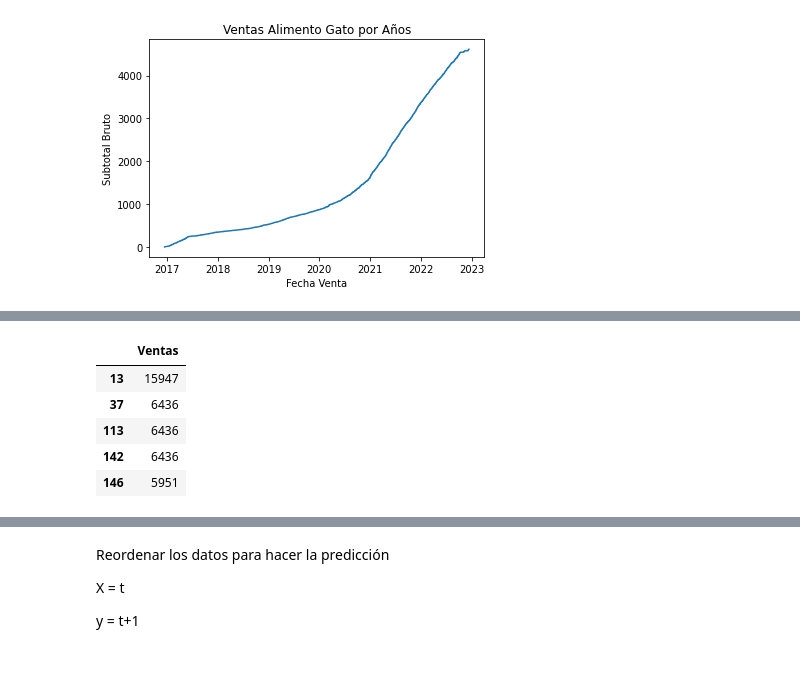
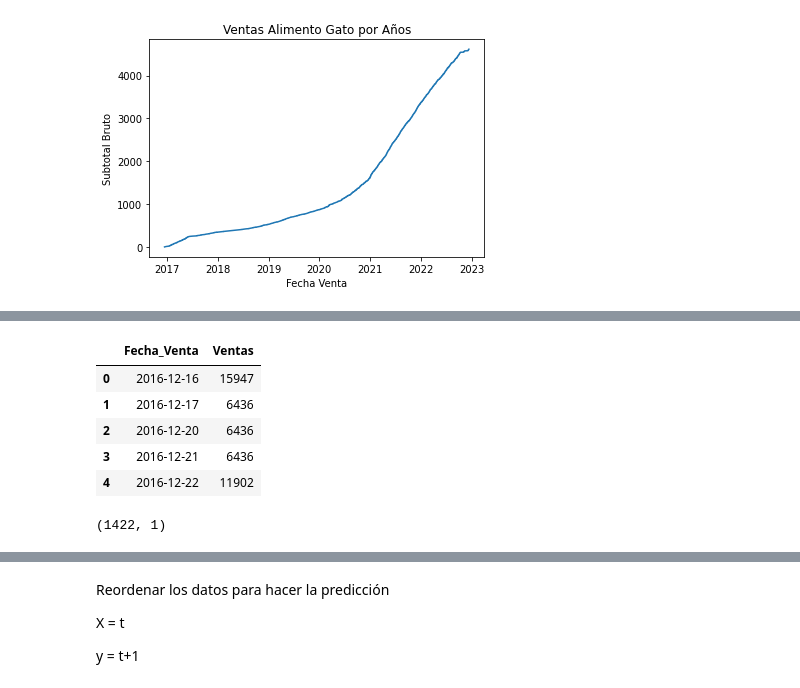
Before and after one commit to hcnancho/lickan_ventas_2023, a Jupyter notebook: Lickan_Deep_2022_RNN_df_al_gato_rev2.ipynb, the cells around one changed output, grey strips where cells are left out. Saved outputs shown, nothing was run; the diff lists cells and outputs as text; code cells hidden in the pictures.

```diff
--- a/Lickan_Deep_2022_RNN_df_al_gato_rev2.ipynb
+++ b/Lickan_Deep_2022_RNN_df_al_gato_rev2.ipynb
@@ -221,3 +245,5 @@ plt.title('Ventas Alimento Gato por Años')
 plt.show()
 # %% [output]
 [figure]
+# %%
+df_ventas_dia = df_sort.groupby(['Fecha_Venta']).sum()
@@ -224,12 +275,16 @@ plt.show()
 # %%
 # Extraemos la columna Ventas para el desarrollo del modelo Deep Learning
 
-df_sort = df_sort.drop(columns=['Fecha_Venta'])
+df_sort = df_ventas_dia.reset_index()
 df_sort.head()
 # %% [output]
-|  | Ventas |
-| 13 | 15947 |
-| 37 | 6436 |
-| 113 | 6436 |
-| 142 | 6436 |
-| 146 | 5951 |
+|  | Fecha_Venta | Ventas |
+| 0 | 2016-12-16 | 15947 |
+| 1 | 2016-12-17 | 6436 |
+| 2 | 2016-12-20 | 6436 |
+| 3 | 2016-12-21 | 6436 |
+| 4 | 2016-12-22 | 11902 |
+# %%
+df_sort.shape
+# %% [output]
+(1422, 1)
```
Also changed, not shown: parts of 21 cells of this notebook.
